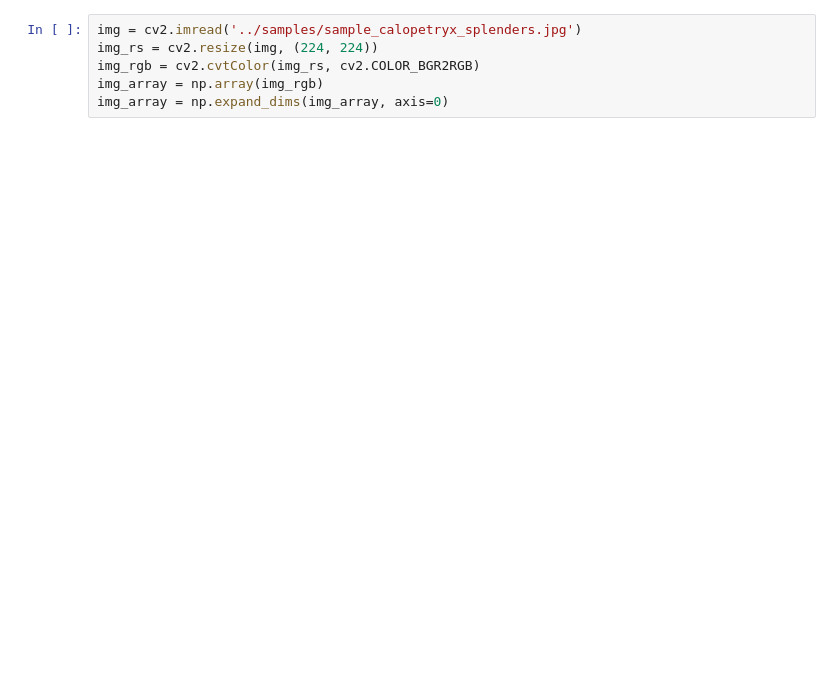
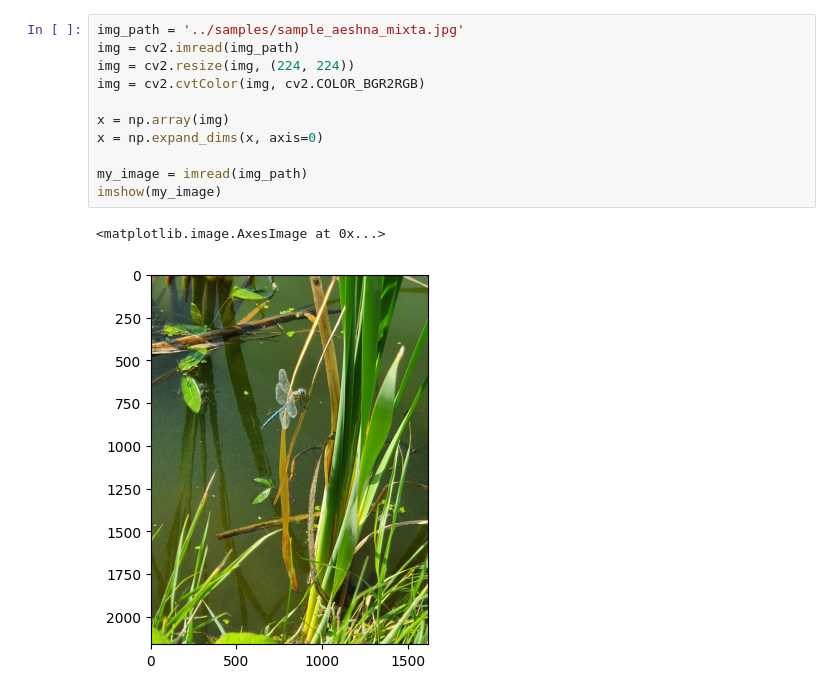
Before and after one commit to sueta1995/CourseWork_TRPS, a Jupyter notebook: classification/odonata_test.ipynb, the cells around one changed output. Drawn from its saved outputs; the diff is of its cells as text; blank space fills up the shorter version.

```diff
--- a/classification/odonata_test.ipynb
+++ b/classification/odonata_test.ipynb
@@ -9,7 +26,15 @@ CATEFORIES = np.load('/mnt/d/odonata_model.npy')
 # %%
-img = cv2.imread('../samples/sample_calopetryx_splenders.jpg')
-img_rs = cv2.resize(img, (224, 224))
-img_rgb = cv2.cvtColor(img_rs, cv2.COLOR_BGR2RGB)
-img_array = np.array(img_rgb)
-img_array = np.expand_dims(img_array, axis=0)
+img_path = '../samples/sample_aeshna_mixta.jpg'
+img = cv2.imread(img_path)
+img = cv2.resize(img, (224, 224))
+img = cv2.cvtColor(img, cv2.COLOR_BGR2RGB)
+
+x = np.array(img)
+x = np.expand_dims(x, axis=0)
+
+my_image = imread(img_path)
+imshow(my_image)
+# %% [output]
+<matplotlib.image.AxesImage at 0x...>
+[figure, added]
 # %%
```
Also changed, not shown: parts of 6 cells of this notebook, 2 other files.
